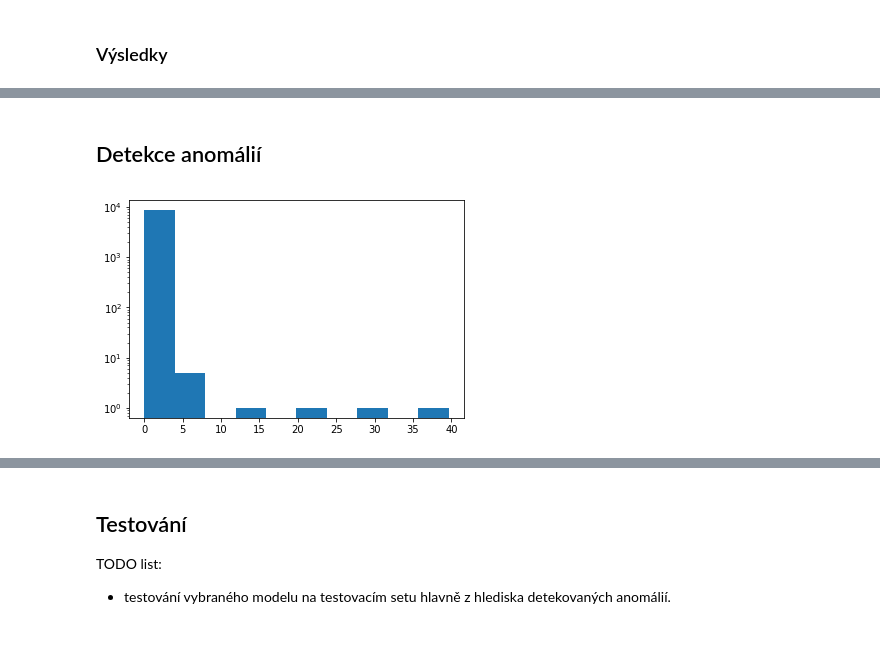
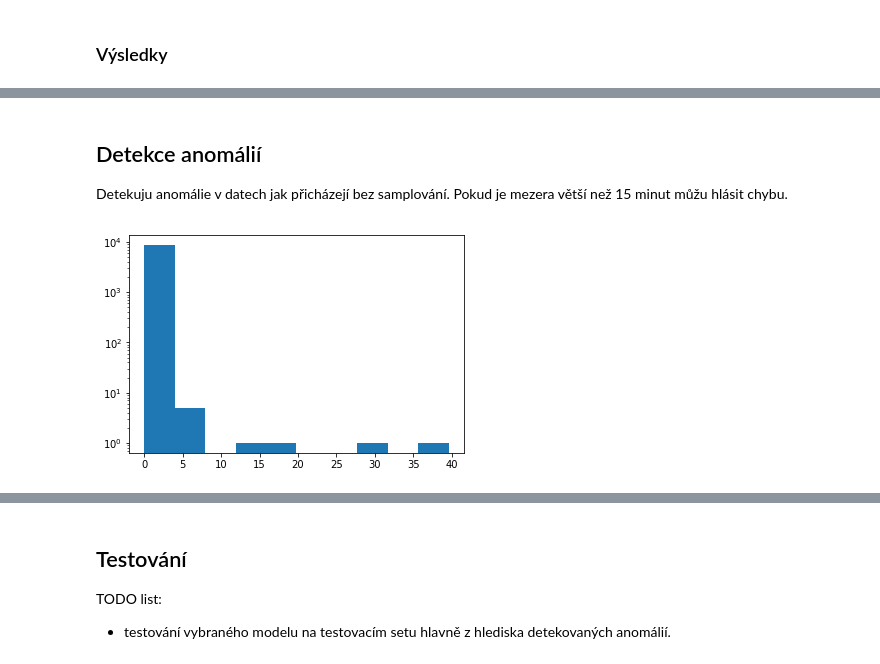
Before and after one commit to podondra/lampy, a Jupyter notebook: analyza.ipynb, the cells around one changed output, grey strips where cells are left out. Drawn from its saved outputs; the diff is of its cells as text; code cells hidden in the pictures.

```diff
--- a/analyza.ipynb
+++ b/analyza.ipynb
@@ -209,10 +228,10 @@ X_tr_raw, X_val_raw, y_tr_raw, y_val_raw = data.train_validation_split(X, y)
 X_scaler = StandardScaler()
 y_scaler = StandardScaler()
 
-X_tr = X_scaler.fit_transform(X_tr_raw)
+X_tr_all = X_scaler.fit_transform(X_tr_raw)
 y_tr = y_scaler.fit_transform(y_tr_raw)
 
-X_val = X_scaler.transform(X_val_raw)
+X_val_all = X_scaler.transform(X_val_raw)
 y_val = y_scaler.transform(y_val_raw)
 # %%
 fig, (ax1, ax2) = plt.subplots(ncols=2, sharey=True)
@@ -230,7 +249,7 @@ TODO list:
 
 - pomocí LASSO lineární regrese ukázat, že stačí pouze zvolený příznak.
 # %%
-n_features = X_tr.shape[1]
+n_features = X_tr_all.shape[1]
 columns = ['RMSE'] + ['koeficient ' + feature for feature in features]
 
 n_alphas = 23
@@ -240,9 +259,9 @@ lasso_stats.index.name = 'alpha'
 
 for alpha in alphas:
     lasso = linear_model.Lasso(alpha=alpha)
-    lasso.fit(X_tr, y_tr)
+    lasso.fit(X_tr_all, y_tr)
 
-    y_pred = lasso.predict(X_val)
+    y_pred = lasso.predict(X_val_all)
 
     lasso_rmse = metrics.rmse(y_val, y_pred)
     lasso_stats.loc[alpha] = (lasso_rmse, *lasso.coef_)
@@ -283,0 +293,4 @@ TODO list:
+# %%
+target_index = np.where(train_data.columns == 'pm10')[0][0]
+X_tr = X_scaler.fit_transform(X_tr_raw[:, [target_index]])
+X_val = X_scaler.transform(X_val_raw[:, [target_index]])
@@ -378,17 +392,20 @@ RMSE LSTM: 1.0593174708443691
-# %% [markdown]
-## Detekce anomálií
+# %% [markdown]
+## Detekce anomálií
+
+Detekuju anomálie v datech jak přicházejí bez samplování. Pokud je mezera větší než 15 minut můžu hlásit chybu.
 # %%
 linear = linear_model.LinearRegression()
 X_tr_trans, y_tr_trans = data.transform_dataset(X_tr, y_tr, best_window)
 X_val_trans, y_val_trans = data.transform_dataset(X_val, y_val, best_window)
 linear.fit(X_tr_trans, y_tr_trans)
 
 y_pred = linear.predict(X_val_trans)
 y_delta = np.abs(y_val_trans - y_pred)
 
 ax = plt.axes()
-bins = np.logspace(np.log10(y_delta.min()), np.log10(y_delta.max()), num=11)
 _, bins, _ = ax.hist(y_delta)
 ax.set_yscale('log')
+
+threshold = bins[1]
 # %% [output]
-[figure, old version]
+[figure, new version]
```
Also changed, not shown: parts of 21 cells of this notebook.
